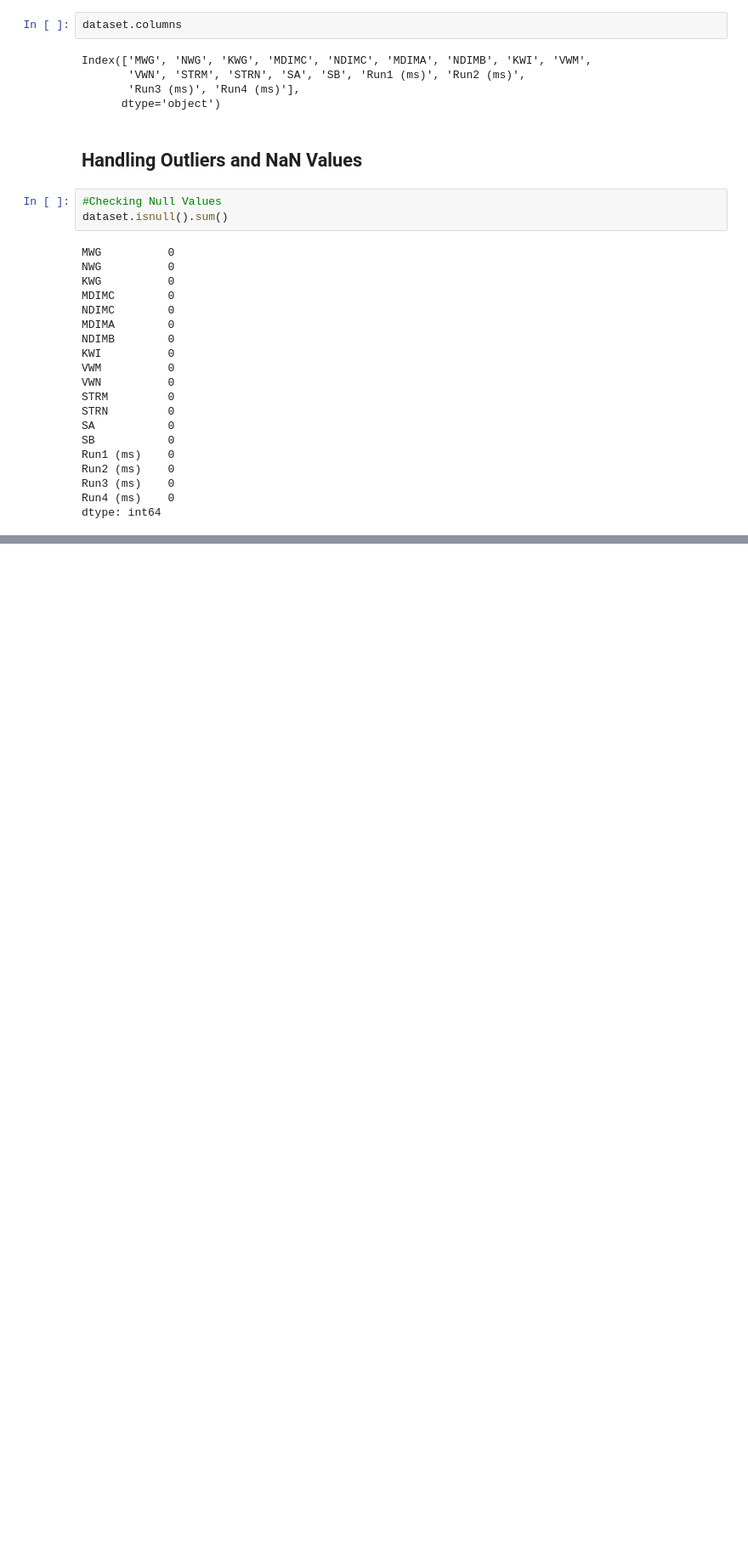
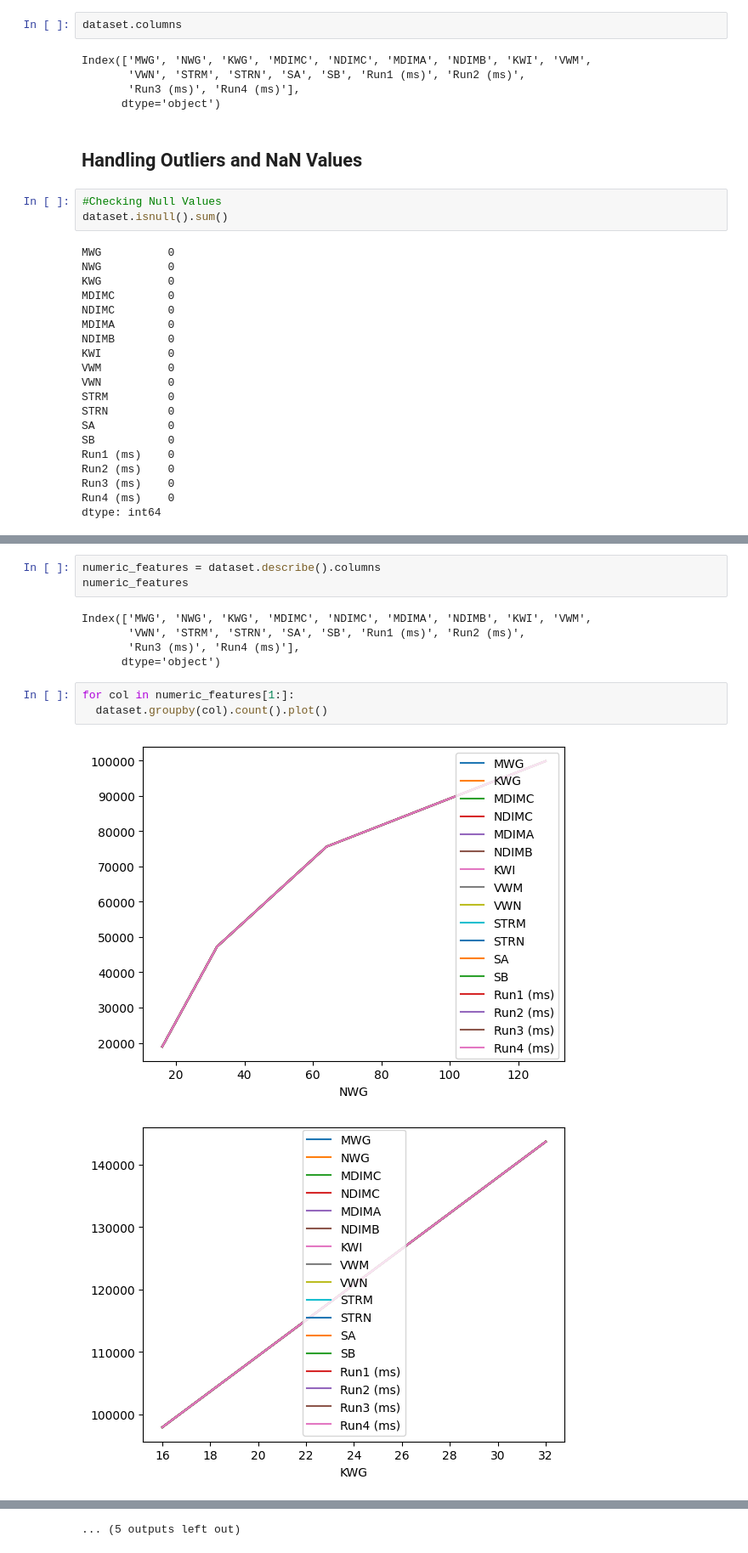
Before and after one commit to Saniyashakur22/Regression-Project, a Jupyter notebook: SGEMM_GPU_Kernel_Performance.ipynb, the cells around one changed output, grey strips where cells are left out. Shown at 85% size. Cells and saved outputs as stored; diff of their text form; blank space fills up the shorter version.

```diff
--- a/SGEMM_GPU_Kernel_Performance.ipynb
+++ b/SGEMM_GPU_Kernel_Performance.ipynb
@@ -190,0 +193,14 @@ dtype: int64
+# %%
+numeric_features = dataset.describe().columns
+numeric_features
+# %% [output]
+Index(['MWG', 'NWG', 'KWG', 'MDIMC', 'NDIMC', 'MDIMA', 'NDIMB', 'KWI', 'VWM',
+       'VWN', 'STRM', 'STRN', 'SA', 'SB', 'Run1 (ms)', 'Run2 (ms)',
+       'Run3 (ms)', 'Run4 (ms)'],
+      dtype='object')
+# %%
+for col in numeric_features[1:]:
+  dataset.groupby(col).count().plot()
+# %% [output]
+[figure, added]
+[figure, added]
@@ -190,0 +217 @@ dtype: int64
+... (5 outputs left out)
```
Also changed, not shown: parts of 8 cells of this notebook.
